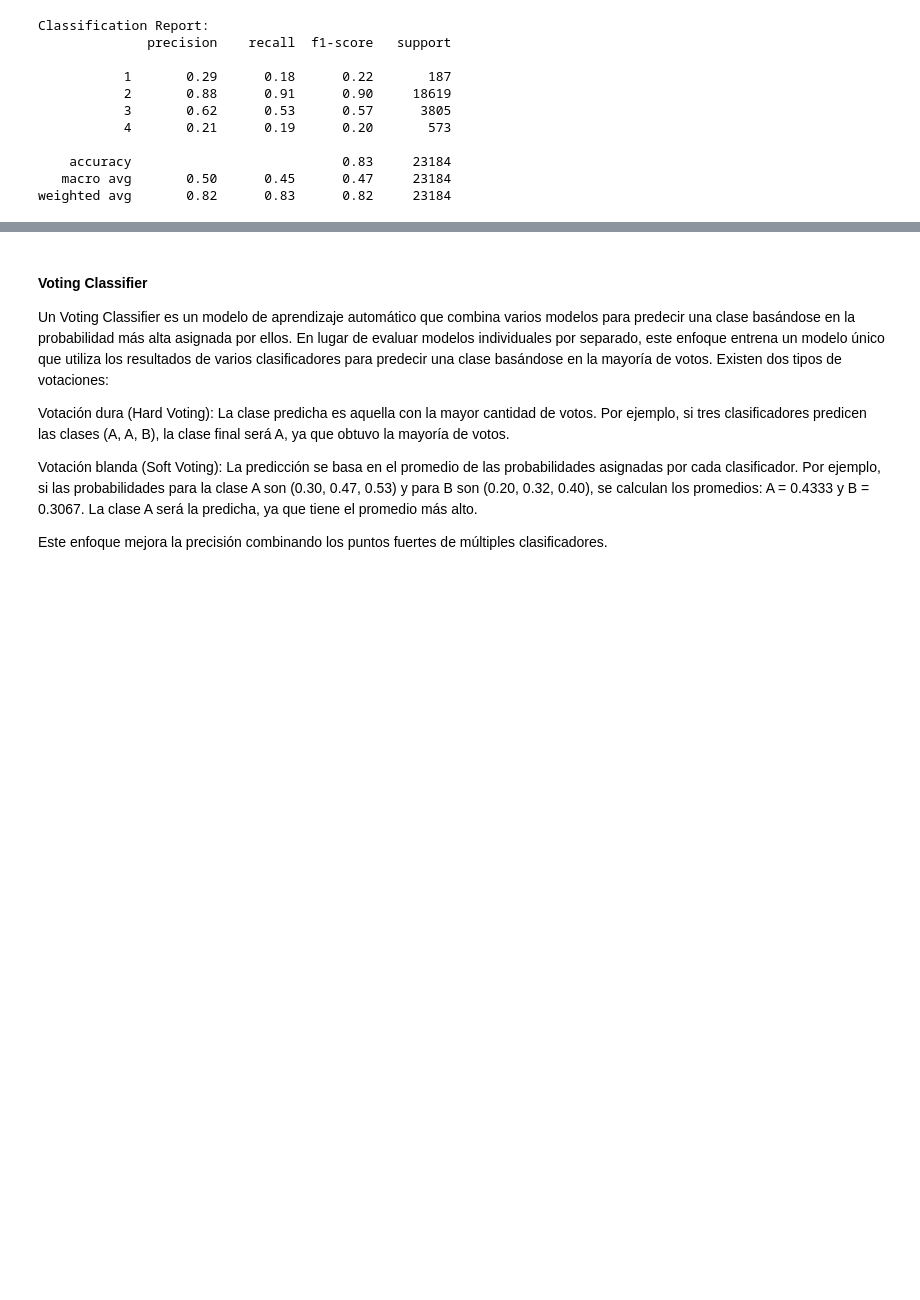
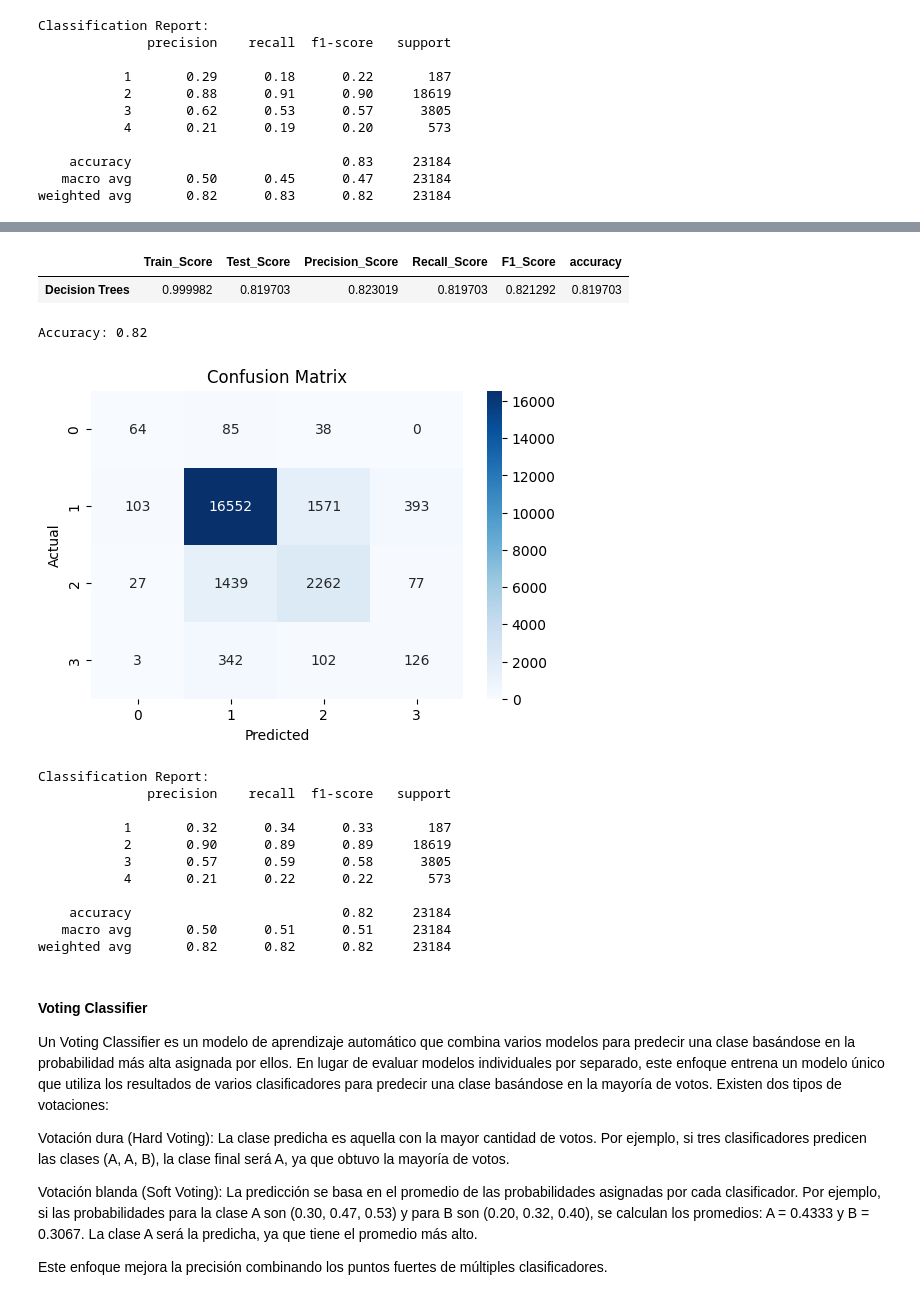
Before and after one commit to jsmoralesc/DSA_Proyecto_AccidentesTransito, a Jupyter notebook: Code/Modelos_ML.ipynb, the cells around one changed output, grey strips where cells are left out. Saved outputs shown, nothing was run; the diff lists cells and outputs as text; code cells hidden in the pictures; blank space fills up the shorter version.

```diff
--- a/Code/Modelos_ML.ipynb
+++ b/Code/Modelos_ML.ipynb
@@ -281,3 +316,41 @@ weighted avg       0.82      0.83      0.82     23184
+# %%
+dt_classifier = DecisionTreeClassifier(random_state=42)
+dt_classifier.fit(X_train, y_train)
+
+y_pred = dt_classifier.predict(X_test)
+Eval_Dt=classification_task(dt_classifier,X_train, y_train ,X_test ,y_test, y_pred,'Decision Trees')
+Eval_Dt
+# %% [output]
+|  | Train_Score | Test_Score | Precision_Score | Recall_Score | F1_Score | accuracy |
+| Decision Trees | 0.999982 | 0.819703 | 0.823019 | 0.819703 | 0.821292 | 0.819703 |
+# %%
+accuracy = accuracy_score(y_test, y_pred)
+print(f"Accuracy: {accuracy:.2f}")
+
+plt.figure(figsize=(6, 4))
+sns.heatmap(confusion_matrix(y_test, y_pred), annot=True, fmt='d', cmap='Blues')
+plt.xlabel('Predicted')
+plt.ylabel('Actual')
+plt.title('Confusion Matrix')
+plt.show()
+
+class_report = classification_report(y_test, y_pred)
+print("Classification Report:")
+print(class_report)
+# %% [output]
+Accuracy: 0.82
+[figure, added]
+Classification Report:
+              precision    recall  f1-score   support
+
+           1       0.32      0.34      0.33       187
+           2       0.90      0.89      0.89     18619
+           3       0.57      0.59      0.58      3805
+           4       0.21      0.22      0.22       573
+
+    accuracy                           0.82     23184
+   macro avg       0.50      0.51      0.51     23184
+weighted avg       0.82      0.82      0.82     23184
 # %% [markdown]
 #### Voting Classifier
 
```
Also changed, not shown: parts of 10 cells of this notebook.
